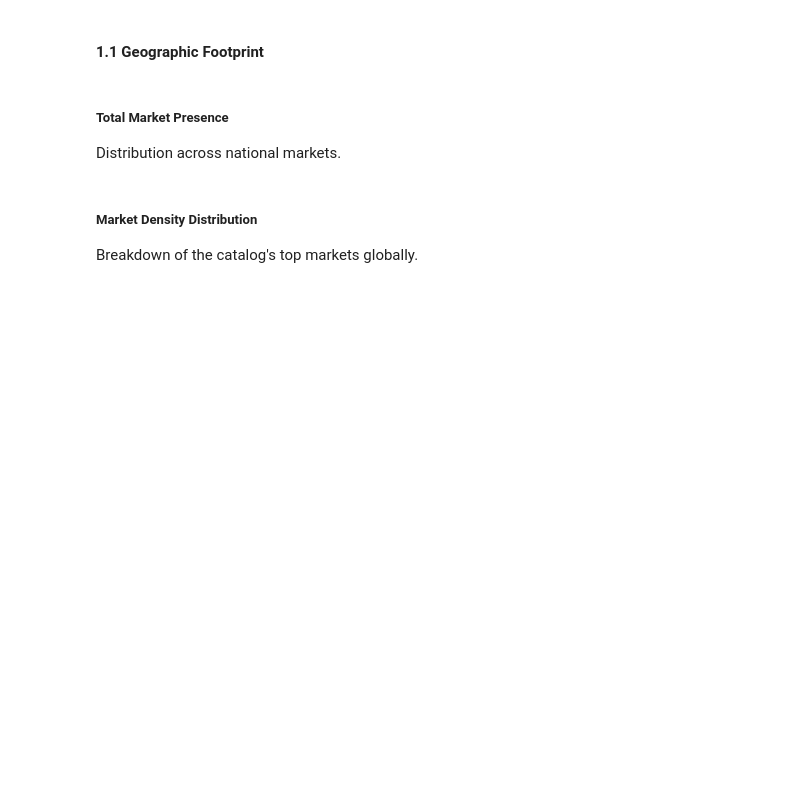
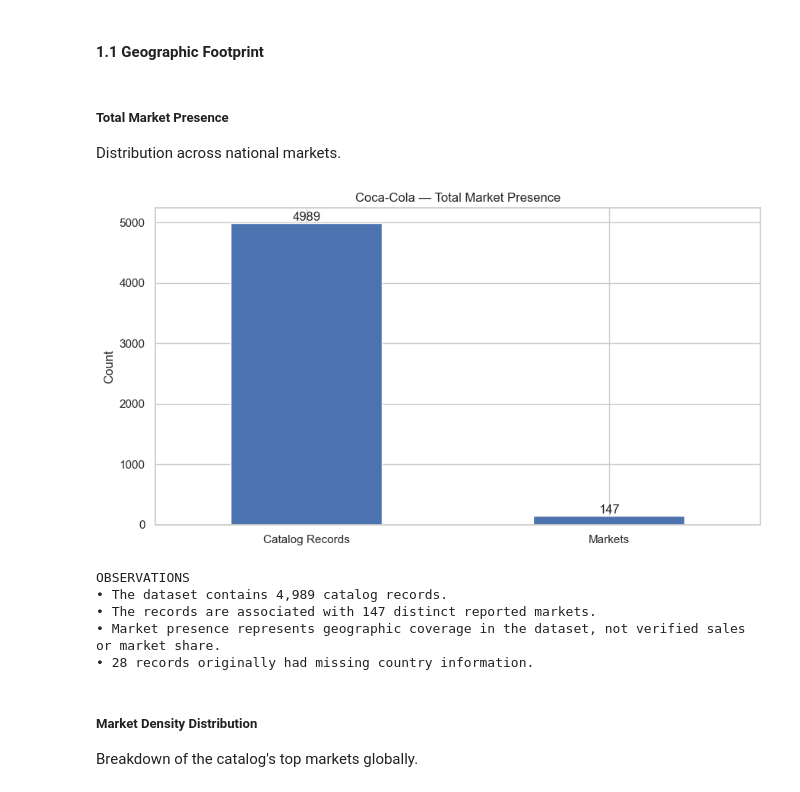
Before and after one commit to Codon-s/cpg-product-intelligence, a Jupyter notebook: report.ipynb, the cells around one changed output. Cells and saved outputs as stored; diff of their text form; code cells hidden in the pictures; blank space fills up the shorter version.

```diff
--- a/report.ipynb
+++ b/report.ipynb
@@ -1659,6 +89,46 @@ class GlobalAnalysis:
 # %% [markdown]
 ##### Total Market Presence
 Distribution across national markets.
+# %%
+def total_market_presence(df, brand="Dataset"):
+
+    total_records = len(df)
+
+    country_data = explode_values(df, "countries_tags")
+    total_markets = country_data["countries_tags"].nunique()
+
+    result = pd.Series({
+        "Catalog Records": total_records,
+        "Markets": total_markets
+    })
+
+    ax = result.plot(kind="bar", figsize=(9, 5))
+
+    plt.title(f"{brand} — Total Market Presence")
+    plt.ylabel("Count")
+    plt.xticks(rotation=0)
+
+    for container in ax.containers:
+        ax.bar_label(container, fmt="%.0f")
+
+    plt.tight_layout()
+    plt.show()
+
+    observations([
+        f"The dataset contains {total_records:,} catalog records.",
+        f"The records are associated with {total_markets:,} distinct reported markets.",
+        "Market presence represents geographic coverage in the dataset, not verified sales or market share.",
+        f"{df['countries_tags'].isna().sum():,} records originally had missing country information."
+    ])
+# %%
+total_market_presence(cocacola, "Coca-Cola")
+# %% [output]
+[figure, added]
+OBSERVATIONS
+• The dataset contains 4,989 catalog records.
+• The records are associated with 147 distinct reported markets.
+• Market presence represents geographic coverage in the dataset, not verified sales or market share.
+• 28 records originally had missing country information.
 # %% [markdown]
 ##### Market Density Distribution
 Breakdown of the catalog's top markets globally.
```
Also changed, not shown: parts of 38 cells of this notebook.
